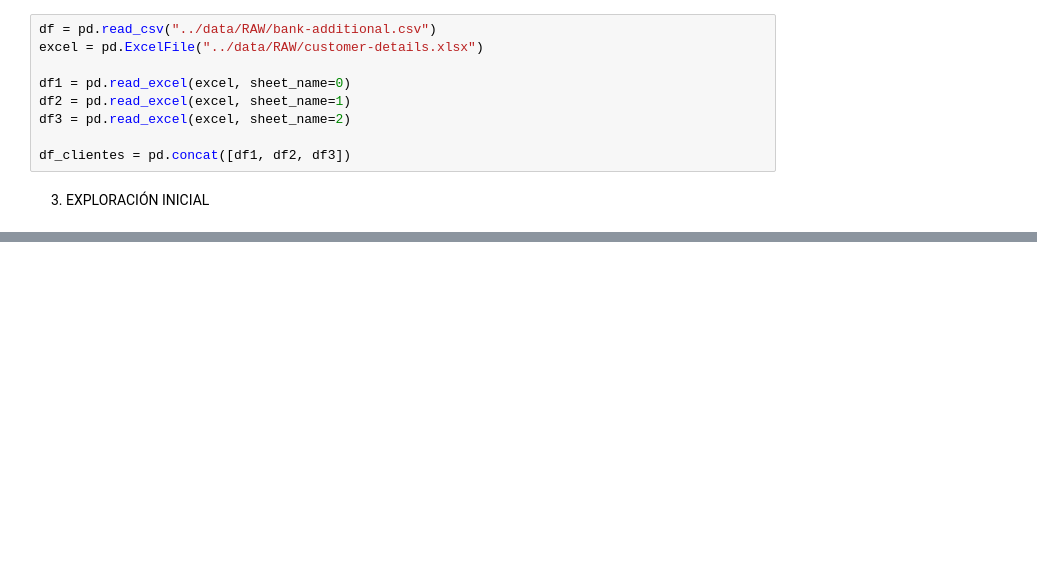
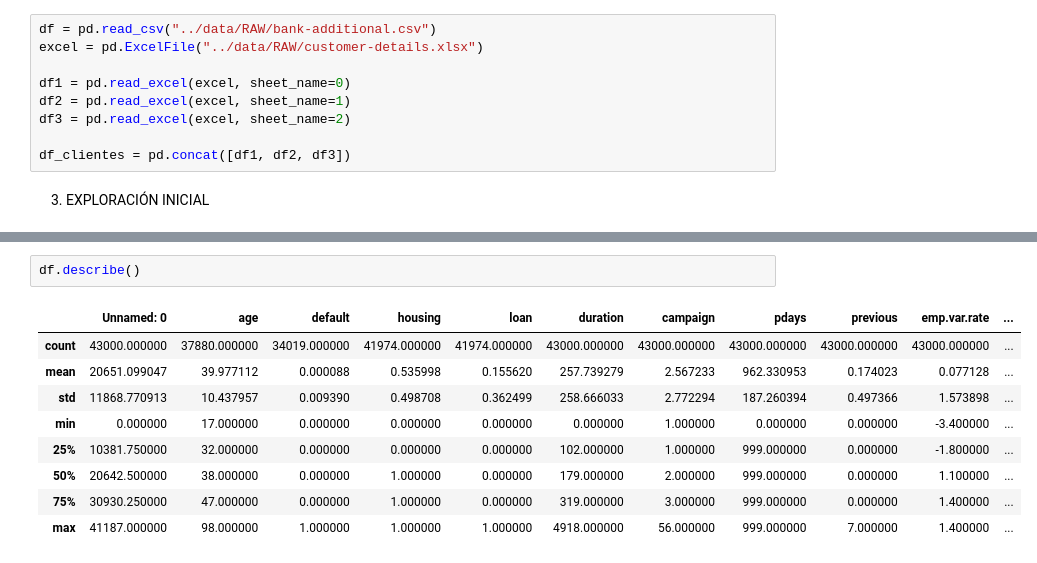
Before and after one commit to SofiaConsoli/proyecto_EDA_python, a Jupyter notebook: notebooks/analisis_eda.ipynb, the cells around one changed output, grey strips where cells are left out. Drawn from its saved outputs; the diff is of its cells as text; blank space fills up the shorter version.

```diff
--- a/notebooks/analisis_eda.ipynb
+++ b/notebooks/analisis_eda.ipynb
@@ -25,0 +56,12 @@ df_clientes = pd.concat([df1, df2, df3])
+# %%
+df.describe()
+# %% [output]
+|  | Unnamed: 0 | age | default | housing | loan | duration | campaign | pdays | previous | emp.var.rate | ... |
+| count | 43000.000000 | 37880.000000 | 34019.000000 | 41974.000000 | 41974.000000 | 43000.000000 | 43000.000000 | 43000.000000 | 43000.000000 | 43000.000000 | ... |
+| mean | 20651.099047 | 39.977112 | 0.000088 | 0.535998 | 0.155620 | 257.739279 | 2.567233 | 962.330953 | 0.174023 | 0.077128 | ... |
+| std | 11868.770913 | 10.437957 | 0.009390 | 0.498708 | 0.362499 | 258.666033 | 2.772294 | 187.260394 | 0.497366 | 1.573898 | ... |
+| min | 0.000000 | 17.000000 | 0.000000 | 0.000000 | 0.000000 | 0.000000 | 1.000000 | 0.000000 | 0.000000 | -3.400000 | ... |
+| 25% | 10381.750000 | 32.000000 | 0.000000 | 0.000000 | 0.000000 | 102.000000 | 1.000000 | 999.000000 | 0.000000 | -1.800000 | ... |
+| 50% | 20642.500000 | 38.000000 | 0.000000 | 1.000000 | 0.000000 | 179.000000 | 2.000000 | 999.000000 | 0.000000 | 1.100000 | ... |
+| 75% | 30930.250000 | 47.000000 | 0.000000 | 1.000000 | 0.000000 | 319.000000 | 3.000000 | 999.000000 | 0.000000 | 1.400000 | ... |
+| max | 41187.000000 | 98.000000 | 1.000000 | 1.000000 | 1.000000 | 4918.000000 | 56.000000 | 999.000000 | 7.000000 | 1.400000 | ... |
```
Also changed, not shown: parts of 12 cells of this notebook.
